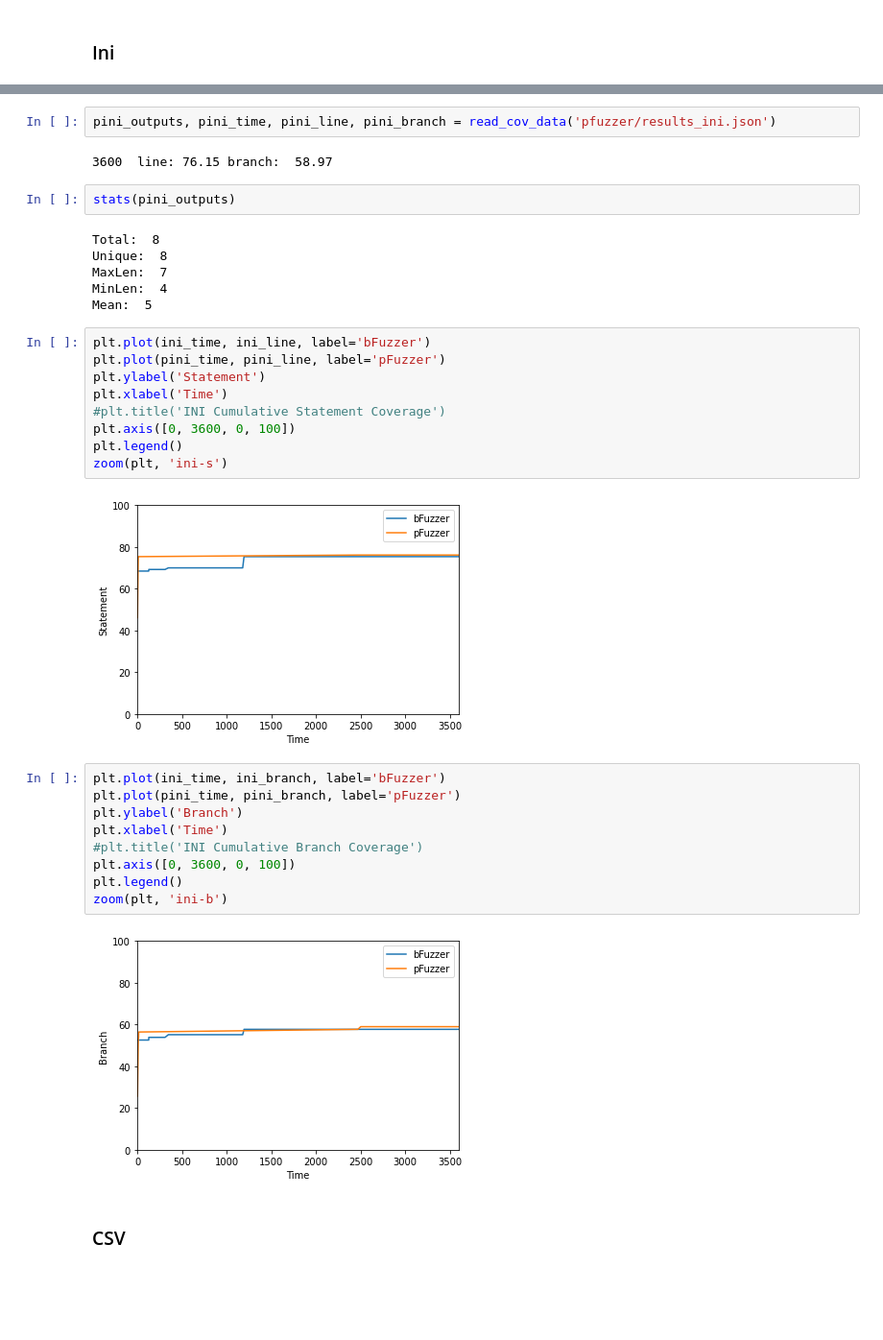
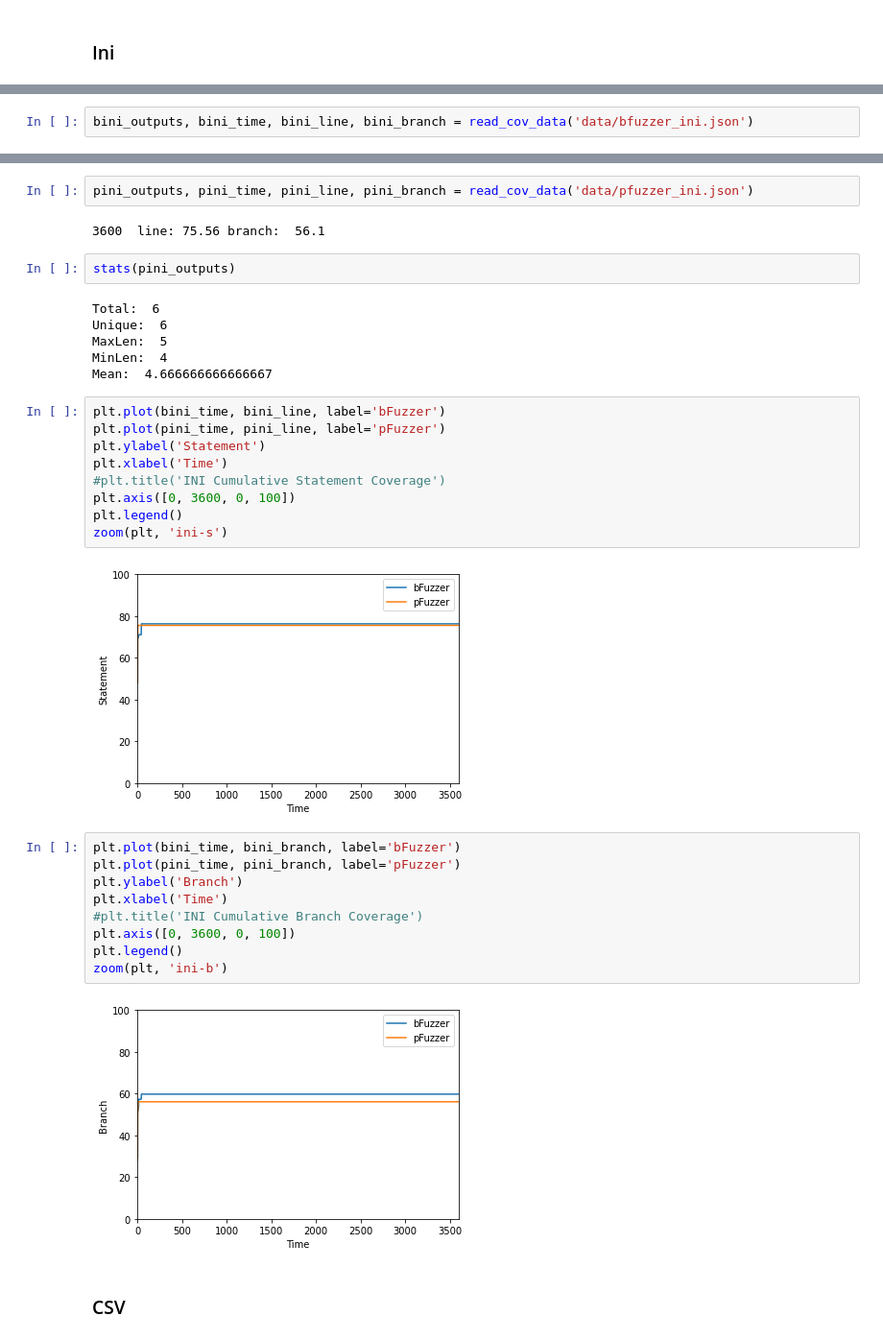
Before and after one commit to vrthra/bFuzzer, a Jupyter notebook: Analyze.ipynb, the cells around one changed output, grey strips where cells are left out. Shown at 96% size. Drawn from its saved outputs; the diff is of its cells as text; blank space fills up the shorter version.

```diff
--- a/Analyze.ipynb
+++ b/Analyze.ipynb
@@ -374,0 +471,2 @@ ini_outputs, ini_time, ini_line, ini_branch = read_cov_data('build/results_ini.j
+# %%
+bini_outputs, bini_time, bini_line, bini_branch = read_cov_data('data/bfuzzer_ini.json')
@@ -383,17 +483,17 @@ Mean:  133.71186440677965
 # %%
-pini_outputs, pini_time, pini_line, pini_branch = read_cov_data('pfuzzer/results_ini.json')
+pini_outputs, pini_time, pini_line, pini_branch = read_cov_data('data/pfuzzer_ini.json')
 # %% [output]
-3600  line: 76.15 branch:  58.97
+3600  line: 75.56 branch:  56.1
 # %%
 stats(pini_outputs)
 # %% [output]
-Total:  8
-Unique:  8
-MaxLen:  7
+Total:  6
+Unique:  6
+MaxLen:  5
 MinLen:  4
-Mean:  5
+Mean:  4.666666666666667
 # %%
-plt.plot(ini_time, ini_line, label='bFuzzer')
+plt.plot(bini_time, bini_line, label='bFuzzer')
 plt.plot(pini_time, pini_line, label='pFuzzer')
 plt.ylabel('Statement')
 plt.xlabel('Time')
@@ -402,17 +502,17 @@ plt.axis([0, 3600, 0, 100])
 plt.legend()
 zoom(plt, 'ini-s')
 # %% [output]
-[figure, old version]
+[figure, new version]
 # %%
-plt.plot(ini_time, ini_branch, label='bFuzzer')
+plt.plot(bini_time, bini_branch, label='bFuzzer')
 plt.plot(pini_time, pini_branch, label='pFuzzer')
 plt.ylabel('Branch')
 plt.xlabel('Time')
 #plt.title('INI Cumulative Branch Coverage')
 plt.axis([0, 3600, 0, 100])
 plt.legend()
 zoom(plt, 'ini-b')
 # %% [output]
-[figure, old version]
+[figure, new version]
 # %% [markdown]
 ### CSV
```
Also changed, not shown: parts of 106 cells of this notebook.
